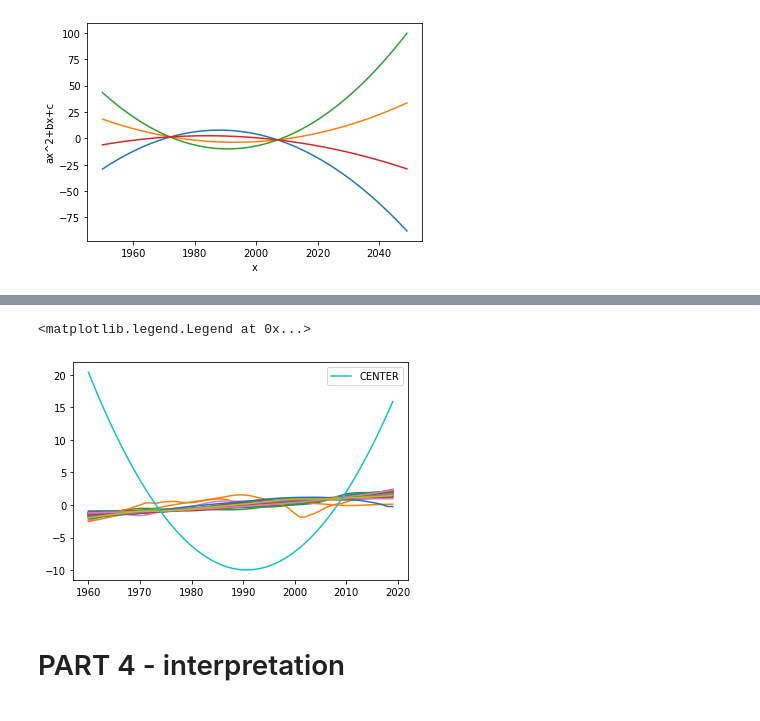
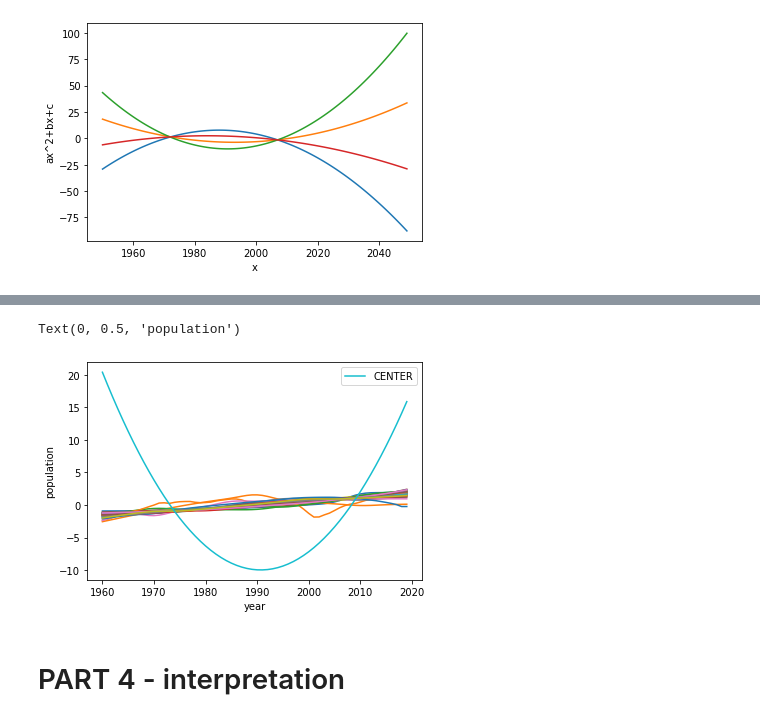
Before and after one commit to ricaiu/MLPNS2021, a Jupyter notebook: MLPNS2021midterm.ipynb, the cells around one changed output, grey strips where cells are left out. Drawn from its saved outputs; the diff is of its cells as text; code cells hidden in the pictures.

```diff
--- a/MLPNS2021midterm.ipynb
+++ b/MLPNS2021midterm.ipynb
@@ -514,15 +518,17 @@ pl.legend()
 # %%
 j = 2
 index = kmop.labels_ == j
 pop_plot = pop[index]
 yPopPlot = fitfunc(unscaledCenters[j][0],unscaledCenters[j][1],unscaledCenters[j][2],time)
 for i in range(len(pop_plot)):
   pl.plot(time,pop_plot[i])
 pl.plot(time,yPopPlot,label='CENTER')
 pl.legend()
+pl.xlabel('year')
+pl.ylabel('population')
 # %% [output]
-<matplotlib.legend.Legend at 0x...>
+Text(0, 0.5, 'population')
-[figure, old version]
+[figure, new version]
 # %% [markdown]
 # PART 4 - interpretation
 # %% [markdown]
```
Also changed, not shown: parts of 2 cells of this notebook.
